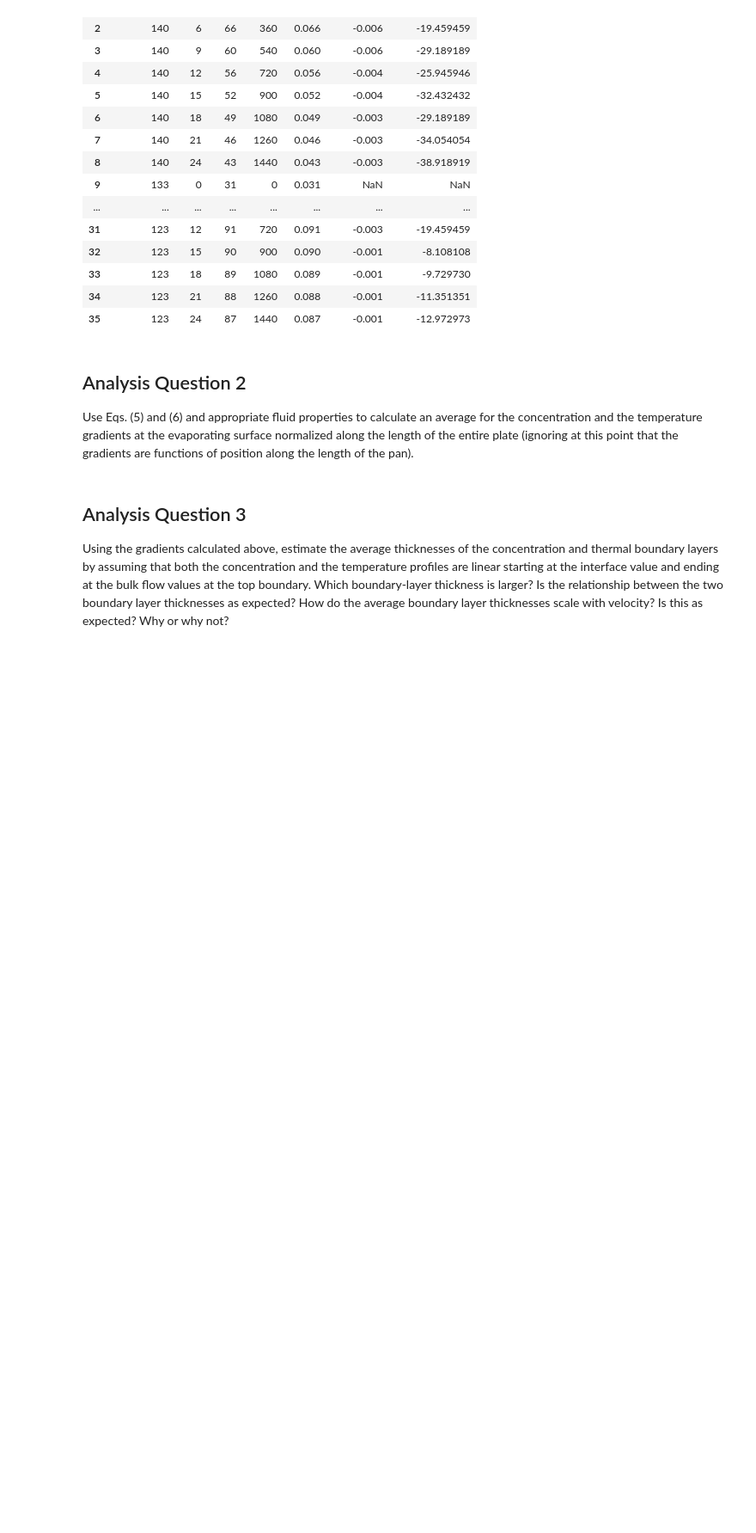
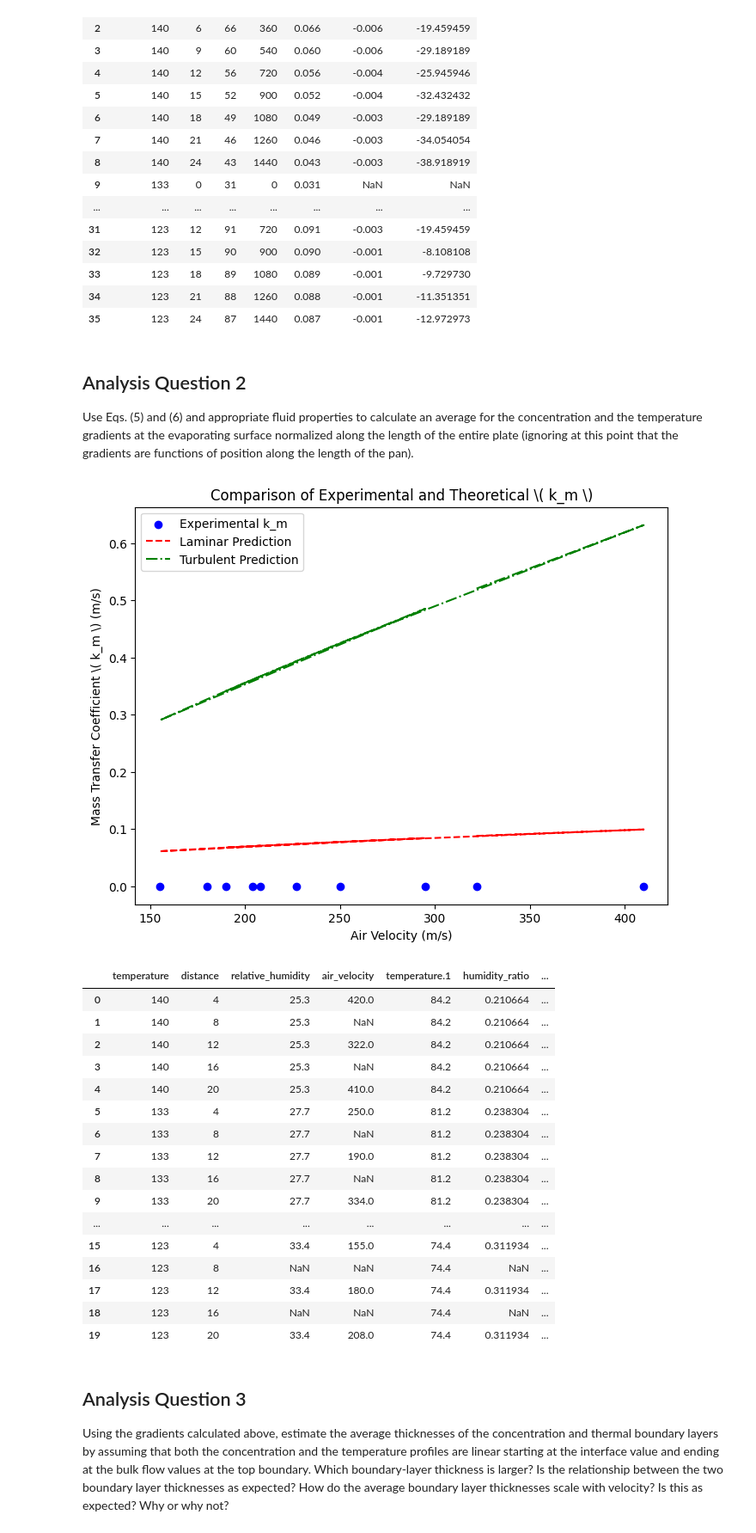
Before and after one commit to rahilisashaik/cbe154, a Jupyter notebook: mass-transfer/MT-data-analysis.ipynb, the cells around one changed output. Shown at 86% size. Drawn from its saved outputs; the diff is of its cells as text; code cells hidden in the pictures; blank space fills up the shorter version.

```diff
--- a/mass-transfer/MT-data-analysis.ipynb
+++ b/mass-transfer/MT-data-analysis.ipynb
@@ -121,3 +70,69 @@ dxA_dy = J_A / (D_AB * c_total)  # 1/m
+# %%
+k_air = 0.026  # Thermal conductivity of air (W/m·K)
+hv = 2.26e6  # Heat of vaporization of water (J/kg)
+D_AB = 2.5e-5  # Diffusivity of water in air (m²/s)
+R = 8.314  # Gas constant (J/mol·K)
+P_air = 1.0e5  # Atmospheric pressure (Pa)
+T_air = 300  # air temperature (K)
+MW_H2O = 18.015  # Molar mass
+MW_air = 28.97
+char_length = 0.555 # length of tray (meters)
+
+df_mass["evaporative_flux"] = df_mass["delta_mass"] / ((area_tray) * df_mass["time.1"])
+
+# Compute water vapor concentration using relative humidity
+T_air = df_anemometer["temperature"] + 273.15  # Convert temperature to Kelvin
+df_anemometer["humidity_ratio"] = 0.622 * df_anemometer["relative_humidity"] / (100 - df_anemometer["relative_humidity"])
+df_anemometer["water_vapor_concentration"] = (df_anemometer["humidity_ratio"] * P_air) / (R * T_air)
+
+# Compute experimental mass transfer coefficient k_m
+C_A_s = df_anemometer["water_vapor_concentration"].iloc[0]  # At water surface
+C_A_e = df_anemometer["water_vapor_concentration"].mean()  # Bulk air concentration
+df_mass["k_m_exp"] = df_mass["evaporative_flux"] / (C_A_s - C_A_e)
+
+# Compute Reynolds and Schmidt numbers
+df_anemometer["Re"] = (df_anemometer["air_velocity"] * char_length) / (1.5e-5)  # Air kinematic viscosity (m²/s)
+df_anemometer["Sc"] = 0.62  # Schmidt number for water vapor in air at ~25°C
+
+# Compute theoretical k_m using boundary-layer correlations
+df_anemometer["k_m_lam"] = 0.664 * (D_AB / char_length) * df_anemometer["Re"]**0.5 * df_anemometer["Sc"]**(1/3)
+df_anemometer["k_m_turb"] = 0.0296 * (D_AB / char_length) * df_anemometer["Re"]**(4/5) * df_anemometer["Sc"]**(1/3)
+
+# Ensure air_velocity and k_m_exp have the same length by dropping NaN values
+valid_indices = df_anemometer["air_velocity"].notna() & df_mass["k_m_exp"].notna()
+
+plt.figure(figsize=(8, 6))
+plt.scatter(df_anemometer["air_velocity"][valid_indices], df_mass["k_m_exp"][valid_indices], label="Experimental k_m", color="b", marker="o")
+plt.plot(df_anemometer["air_velocity"][valid_indices], df_anemometer["k_m_lam"][valid_indices], label="Laminar Prediction", linestyle="--", color="r")
+plt.plot(df_anemometer["air_velocity"][valid_indices], df_anemometer["k_m_turb"][valid_indices], label="Turbulent Prediction", linestyle="-.", color="g")
+
+plt.xlabel("Air Velocity (m/s)")
+plt.ylabel("Mass Transfer Coefficient \( k_m \) (m/s)")
+plt.title("Comparison of Experimental and Theoretical \( k_m \)")
+plt.legend()
+plt.grid(False)
+plt.show()
+
+df_anemometer
+# %% [output]
+[figure, added]
+|  | temperature | distance | relative_humidity | air_velocity | temperature.1 | humidity_ratio | ... |
+| 0 | 140 | 4 | 25.3 | 420.0 | 84.2 | 0.210664 | ... |
+| 1 | 140 | 8 | 25.3 | NaN | 84.2 | 0.210664 | ... |
+| 2 | 140 | 12 | 25.3 | 322.0 | 84.2 | 0.210664 | ... |
+| 3 | 140 | 16 | 25.3 | NaN | 84.2 | 0.210664 | ... |
+| 4 | 140 | 20 | 25.3 | 410.0 | 84.2 | 0.210664 | ... |
+| 5 | 133 | 4 | 27.7 | 250.0 | 81.2 | 0.238304 | ... |
+| 6 | 133 | 8 | 27.7 | NaN | 81.2 | 0.238304 | ... |
+| 7 | 133 | 12 | 27.7 | 190.0 | 81.2 | 0.238304 | ... |
+| 8 | 133 | 16 | 27.7 | NaN | 81.2 | 0.238304 | ... |
+| 9 | 133 | 20 | 27.7 | 334.0 | 81.2 | 0.238304 | ... |
+| ... | ... | ... | ... | ... | ... | ... | ... |
+| 15 | 123 | 4 | 33.4 | 155.0 | 74.4 | 0.311934 | ... |
+| 16 | 123 | 8 | NaN | NaN | 74.4 | NaN | ... |
+| 17 | 123 | 12 | 33.4 | 180.0 | 74.4 | 0.311934 | ... |
+| 18 | 123 | 16 | NaN | NaN | 74.4 | NaN | ... |
+| 19 | 123 | 20 | 33.4 | 208.0 | 74.4 | 0.311934 | ... |
 # %% [markdown]
 ## Analysis Question 3
 Using the gradients calculated above, estimate the average thicknesses of the concentration and thermal boundary layers by assuming that both the concentration and the temperature profiles are linear starting at the interface value and ending at the bulk flow values at the top boundary. Which boundary-layer thickness is larger? Is the relationship between the two boundary layer thicknesses as expected? How do the average boundary layer thicknesses scale with velocity? Is this as expected? Why or why not?
```
Also changed, not shown: parts of 1 cell of this notebook.
